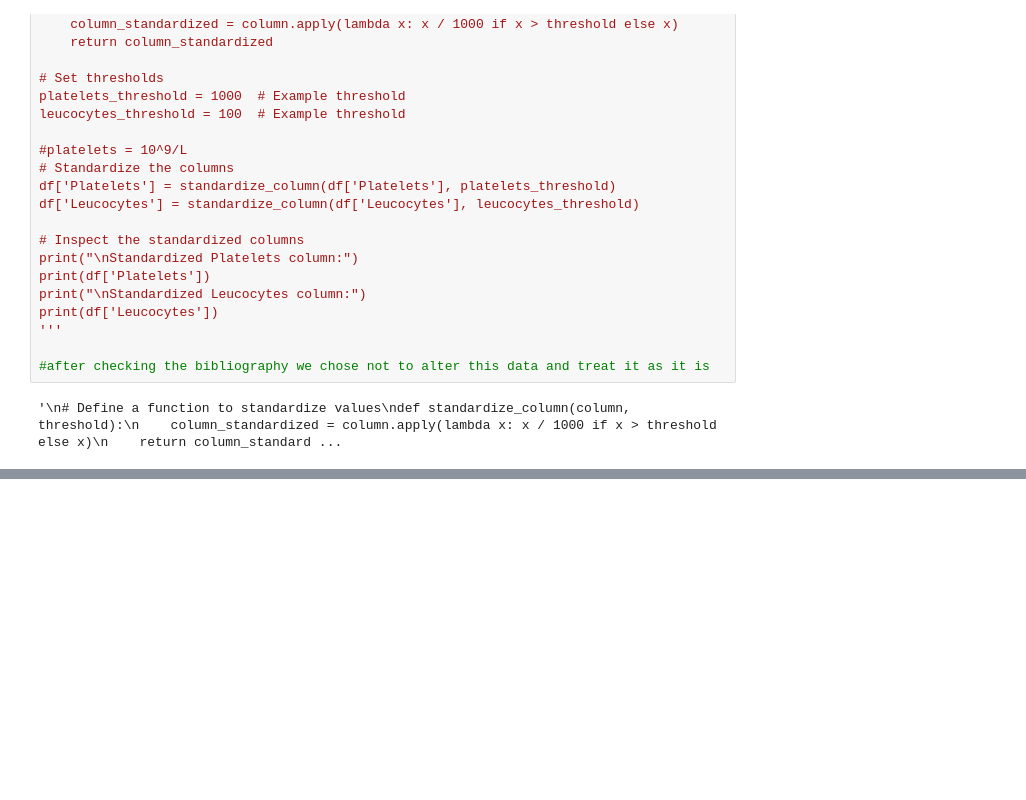
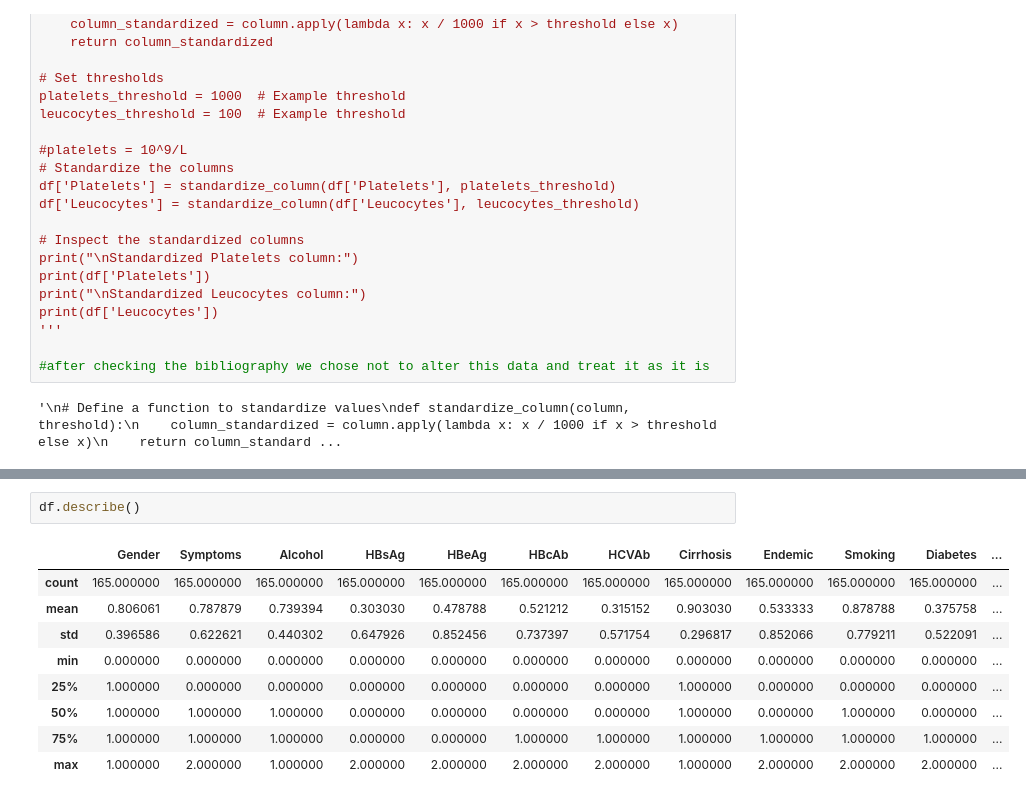
Before and after one commit to raciacd/data_exploration_hcc, a Jupyter notebook: dataset/Checkpoint1.ipynb, the cells around one changed output, grey strips where cells are left out. Saved outputs shown, nothing was run; the diff lists cells and outputs as text; blank space fills up the shorter version.

```diff
--- a/dataset/Checkpoint1.ipynb
+++ b/dataset/Checkpoint1.ipynb
@@ -422,0 +479,12 @@ plt.show()
+# %%
+df.describe()
+# %% [output]
+|  | Gender | Symptoms | Alcohol | HBsAg | HBeAg | HBcAb | HCVAb | Cirrhosis | Endemic | Smoking | Diabetes | ... |
+| count | 165.000000 | 165.000000 | 165.000000 | 165.000000 | 165.000000 | 165.000000 | 165.000000 | 165.000000 | 165.000000 | 165.000000 | 165.000000 | ... |
+| mean | 0.806061 | 0.787879 | 0.739394 | 0.303030 | 0.478788 | 0.521212 | 0.315152 | 0.903030 | 0.533333 | 0.878788 | 0.375758 | ... |
+| std | 0.396586 | 0.622621 | 0.440302 | 0.647926 | 0.852456 | 0.737397 | 0.571754 | 0.296817 | 0.852066 | 0.779211 | 0.522091 | ... |
+| min | 0.000000 | 0.000000 | 0.000000 | 0.000000 | 0.000000 | 0.000000 | 0.000000 | 0.000000 | 0.000000 | 0.000000 | 0.000000 | ... |
+| 25% | 1.000000 | 0.000000 | 0.000000 | 0.000000 | 0.000000 | 0.000000 | 0.000000 | 1.000000 | 0.000000 | 0.000000 | 0.000000 | ... |
+| 50% | 1.000000 | 1.000000 | 1.000000 | 0.000000 | 0.000000 | 0.000000 | 0.000000 | 1.000000 | 0.000000 | 1.000000 | 0.000000 | ... |
+| 75% | 1.000000 | 1.000000 | 1.000000 | 0.000000 | 0.000000 | 1.000000 | 1.000000 | 1.000000 | 1.000000 | 1.000000 | 1.000000 | ... |
+| max | 1.000000 | 2.000000 | 1.000000 | 2.000000 | 2.000000 | 2.000000 | 2.000000 | 1.000000 | 2.000000 | 2.000000 | 2.000000 | ... |
```
Also changed, not shown: parts of 7 cells of this notebook.
